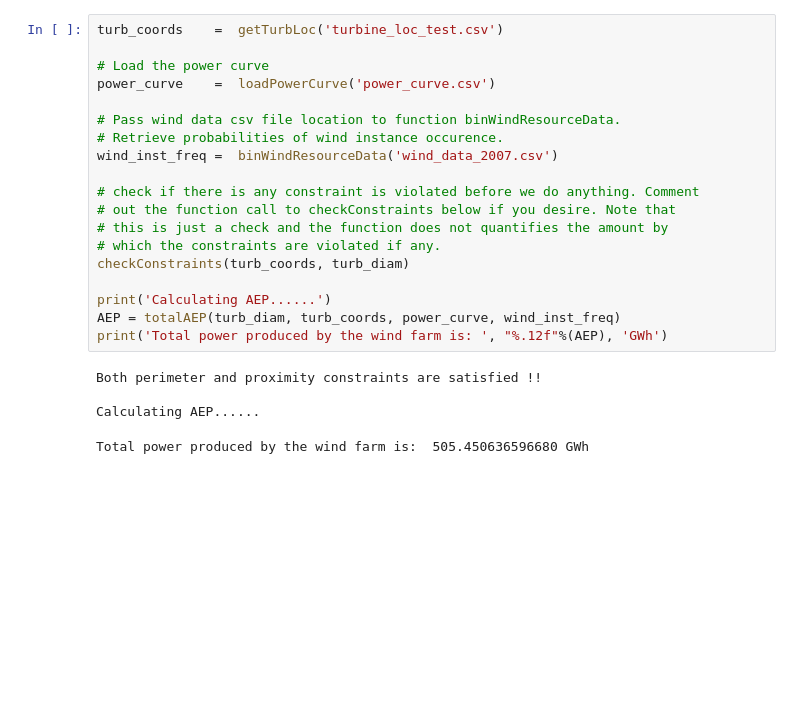
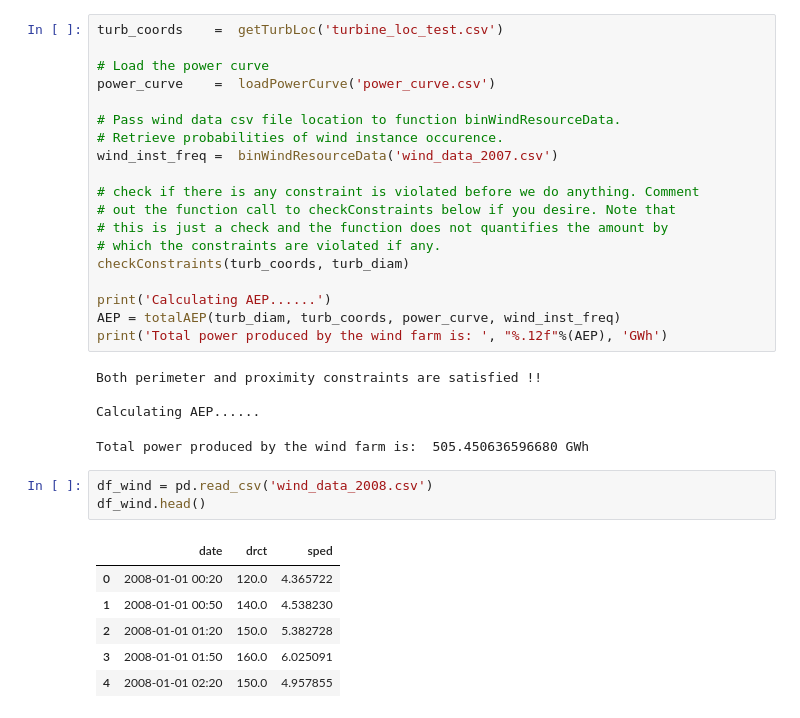
Before and after one commit to rajat10-01/Shell_AI, a Jupyter notebook: Shell_AI.ipynb, the cells around one changed output. Cells and saved outputs as stored; diff of their text form; blank space fills up the shorter version.

```diff
--- a/Shell_AI.ipynb
+++ b/Shell_AI.ipynb
@@ -51,3 +66,13 @@ Both perimeter and proximity constraints are satisfied !!
 
 Calculating AEP......
 Total power produced by the wind farm is:  505.450636596680 GWh
+# %%
+df_wind = pd.read_csv('wind_data_2008.csv')
+df_wind.head()
+# %% [output]
+|  | date | drct | sped |
+| 0 | 2008-01-01 00:20 | 120.0 | 4.365722 |
+| 1 | 2008-01-01 00:50 | 140.0 | 4.538230 |
+| 2 | 2008-01-01 01:20 | 150.0 | 5.382728 |
+| 3 | 2008-01-01 01:50 | 160.0 | 6.025091 |
+| 4 | 2008-01-01 02:20 | 150.0 | 4.957855 |
```
Also changed, not shown: parts of 2 cells of this notebook.
